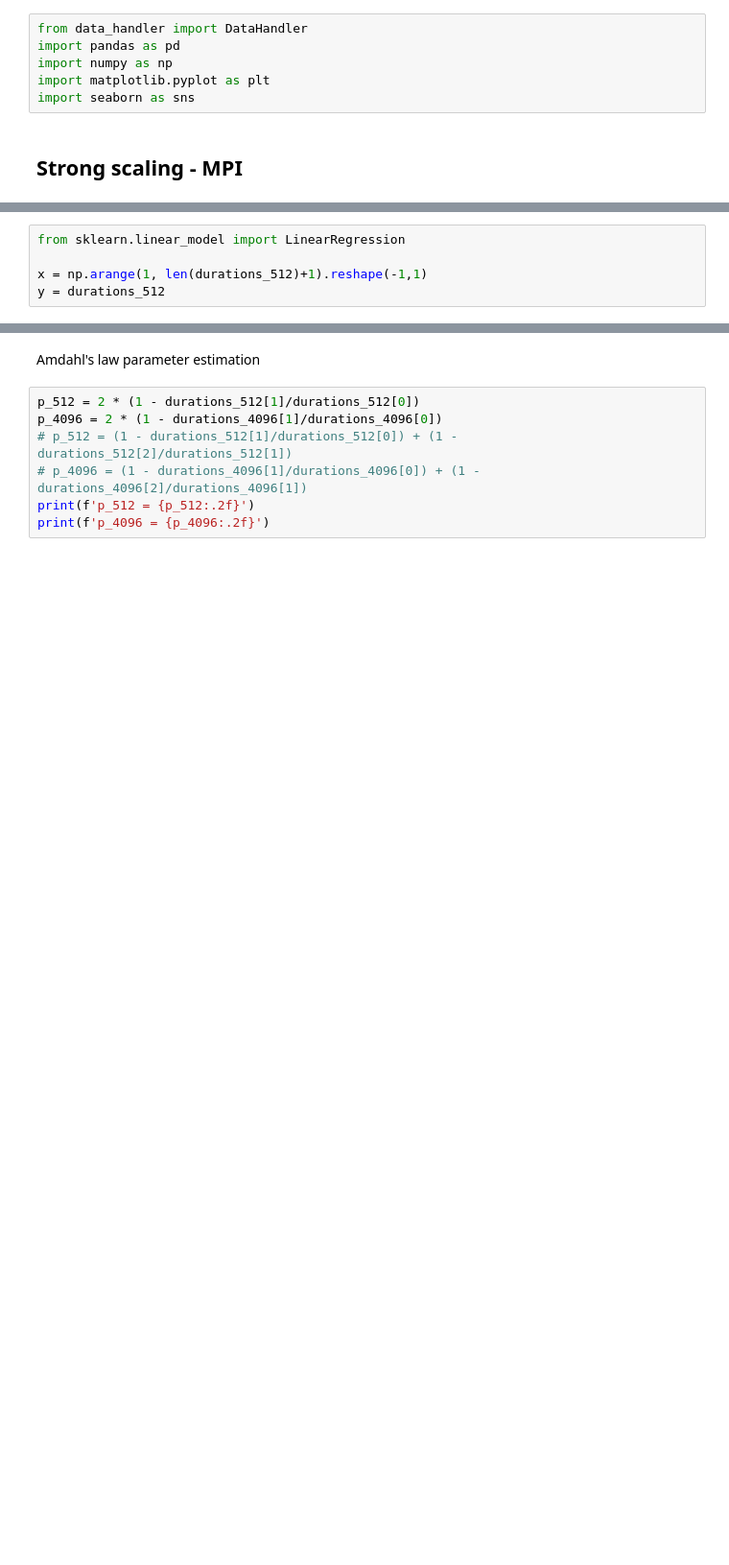
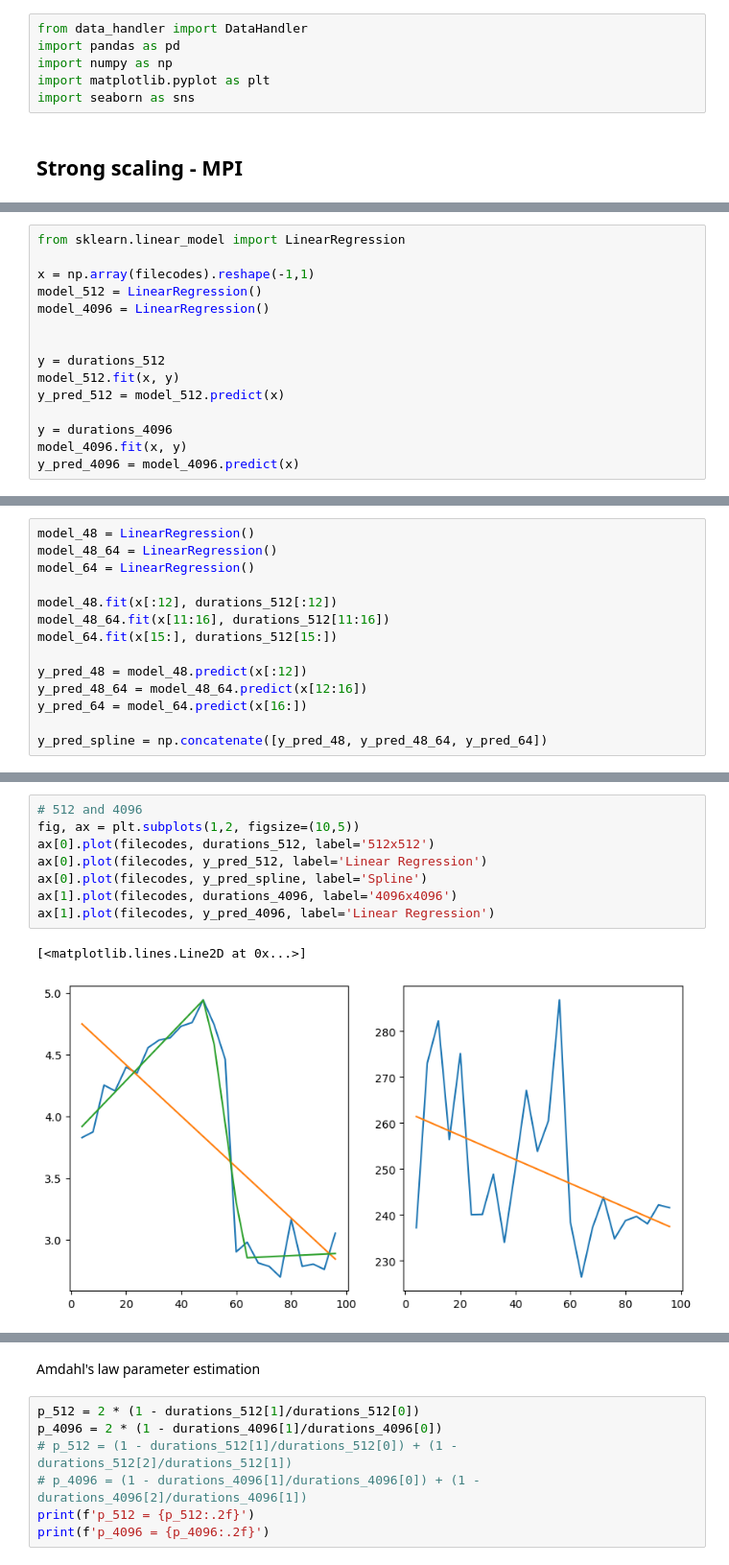
Before and after one commit to GabrielePintus/HPCProject, a Jupyter notebook: Exercise 2/plotting.ipynb, the cells around one changed output, grey strips where cells are left out. Shown at 96% size. Drawn from its saved outputs; the diff is of its cells as text; blank space fills up the shorter version.

```diff
--- a/Exercise 2/plotting.ipynb
+++ b/Exercise 2/plotting.ipynb
@@ -31,5 +36,15 @@ speedups_4096 = [durations_4096[i]/durations_4096[i-1] for i in range(1, len(dur
 # %%
 from sklearn.linear_model import LinearRegression
 
-x = np.arange(1, len(durations_512)+1).reshape(-1,1)
+x = np.array(filecodes).reshape(-1,1)
+model_512 = LinearRegression()
+model_4096 = LinearRegression()
+
+
 y = durations_512
+model_512.fit(x, y)
+y_pred_512 = model_512.predict(x)
+
+y = durations_4096
+model_4096.fit(x, y)
+y_pred_4096 = model_4096.predict(x)
@@ -55,0 +51,14 @@ plt.show()
+# %%
+model_48 = LinearRegression()
+model_48_64 = LinearRegression()
+model_64 = LinearRegression()
+
+model_48.fit(x[:12], durations_512[:12])
+model_48_64.fit(x[11:16], durations_512[11:16])
+model_64.fit(x[15:], durations_512[15:])
+
+y_pred_48 = model_48.predict(x[:12])
+y_pred_48_64 = model_48_64.predict(x[12:16])
+y_pred_64 = model_64.predict(x[16:])
+
+y_pred_spline = np.concatenate([y_pred_48, y_pred_48_64, y_pred_64])
@@ -55,0 +101,11 @@ plt.show()
+# %%
+# 512 and 4096
+fig, ax = plt.subplots(1,2, figsize=(10,5))
+ax[0].plot(filecodes, durations_512, label='512x512')
+ax[0].plot(filecodes, y_pred_512, label='Linear Regression')
+ax[0].plot(filecodes, y_pred_spline, label='Spline')
+ax[1].plot(filecodes, durations_4096, label='4096x4096')
+ax[1].plot(filecodes, y_pred_4096, label='Linear Regression')
+# %% [output]
+[<matplotlib.lines.Line2D at 0x...>]
+[figure, added]
```
Also changed, not shown: parts of 10 cells of this notebook, 1 other file.
